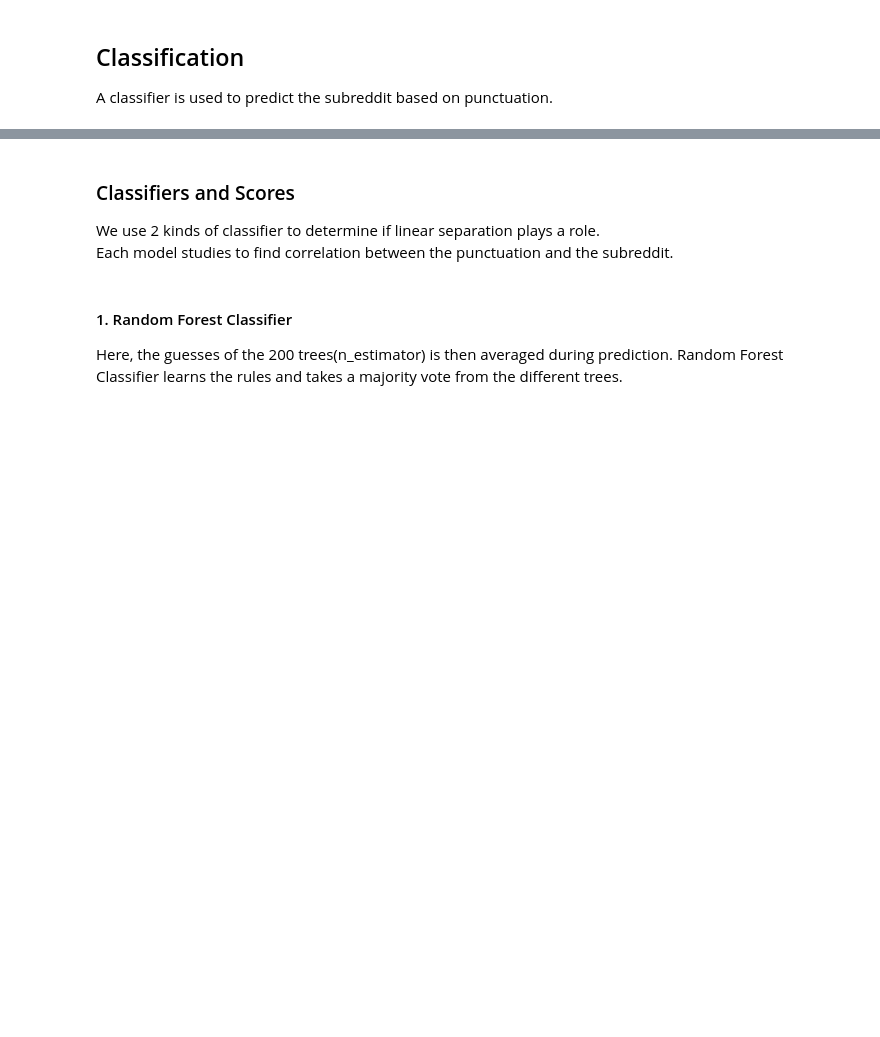
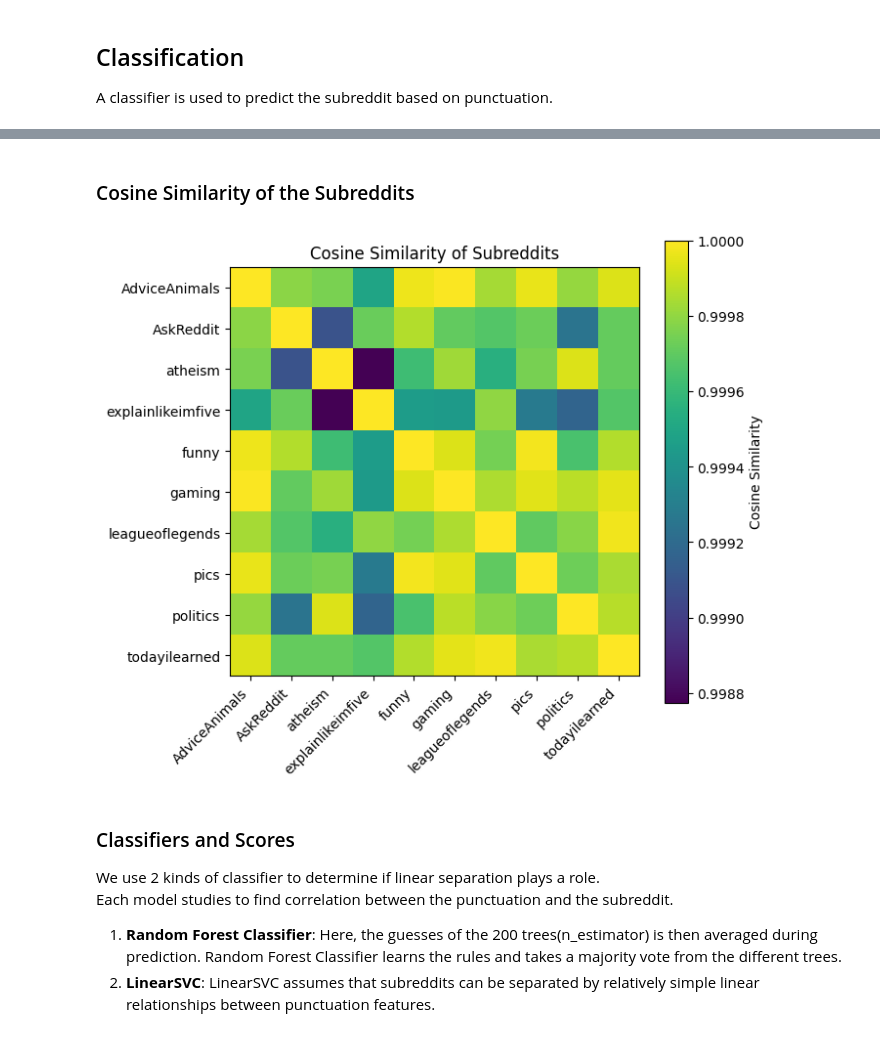
Before and after one commit to deanne-julia-luis/docana-project-Expressive-Punctuation-Patterns, a Jupyter notebook: code/ExpPunct.ipynb, the cells around one changed output, grey strips where cells are left out. Drawn from its saved outputs; the diff is of its cells as text; code cells hidden in the pictures; blank space fills up the shorter version.

```diff
--- a/code/ExpPunct.ipynb
+++ b/code/ExpPunct.ipynb
@@ -387,7 +388,40 @@ Rows per subreddit: 50
+# %% [markdown]
+### Cosine Similarity of the Subreddits
+# %%
+from sklearn.metrics.pairwise import cosine_similarity
+
+# Average punctuation profile for each subreddit
+group_means = (
+    punct_df
+    .drop(columns=["group_id"])
+    .groupby("subreddit")
+    .mean()
+)
+
+# Cosine similarity matrix
+cos_sim = cosine_similarity(group_means)
+
+# Plot
+plt.figure(figsize=(7, 6))
+plt.imshow(cos_sim, cmap="viridis")
+plt.colorbar(label="Cosine Similarity")
+
+plt.xticks(range(len(group_means.index)),
+           group_means.index,
+           rotation=45,
+           ha="right")
+plt.yticks(range(len(group_means.index)),
+           group_means.index)
+
+plt.title("Cosine Similarity of Subreddits")
+plt.tight_layout()
+plt.savefig("../figures/EDA_CosineSimilarity.png")
+plt.show()
+# %% [output]
+[figure, added]
 # %% [markdown]
 ### Classifiers and Scores
 We use 2 kinds of classifier to determine if linear separation plays a role.\
 Each model studies to find correlation between the punctuation and the subreddit.
+1. **Random Forest Classifier**: Here, the guesses of the 200 trees(n_estimator) is then averaged during prediction. Random Forest Classifier learns the rules and takes a majority vote from the different trees.
+2. **LinearSVC**: LinearSVC assumes that subreddits can be separated by relatively simple linear relationships between punctuation features.
-# %% [markdown]
-#### 1. Random Forest Classifier
-Here, the guesses of the 200 trees(n_estimator) is then averaged during prediction. Random Forest Classifier learns the rules and takes a majority vote from the different trees.
```
Also changed, not shown: parts of 22 cells of this notebook, 6 other files.
